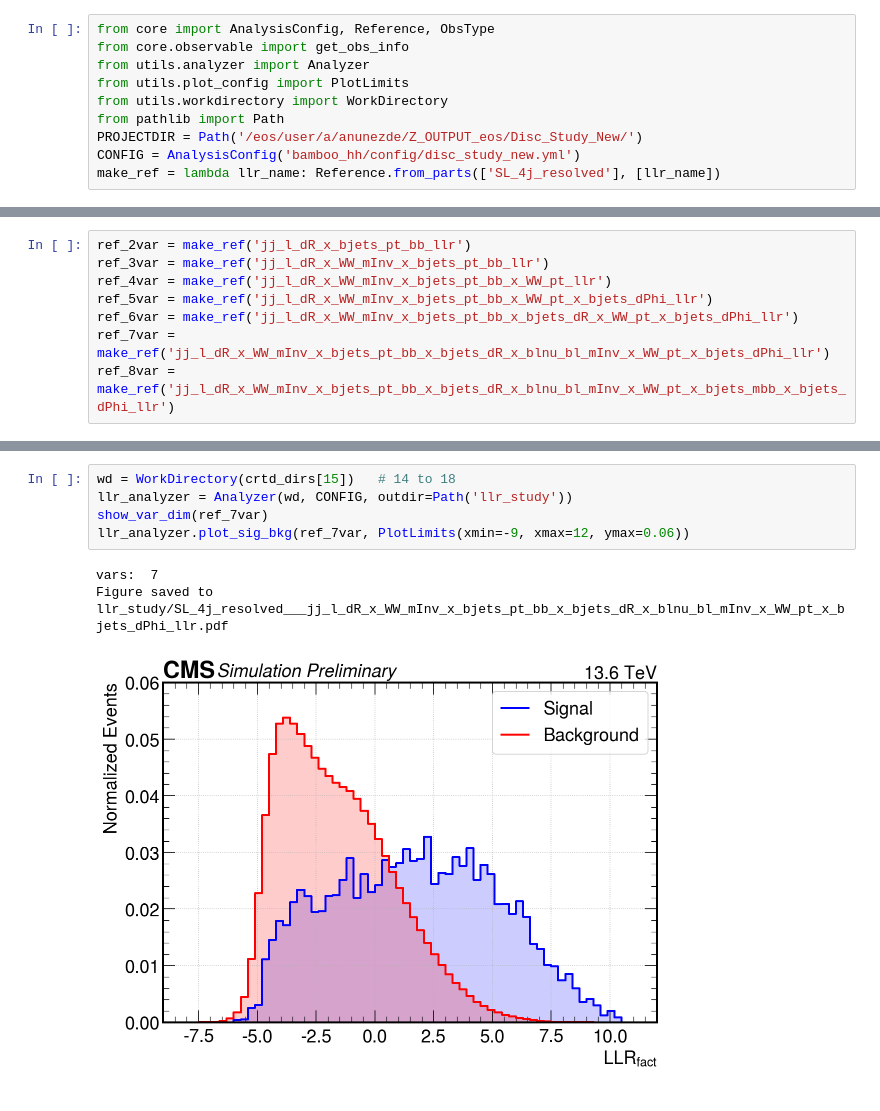
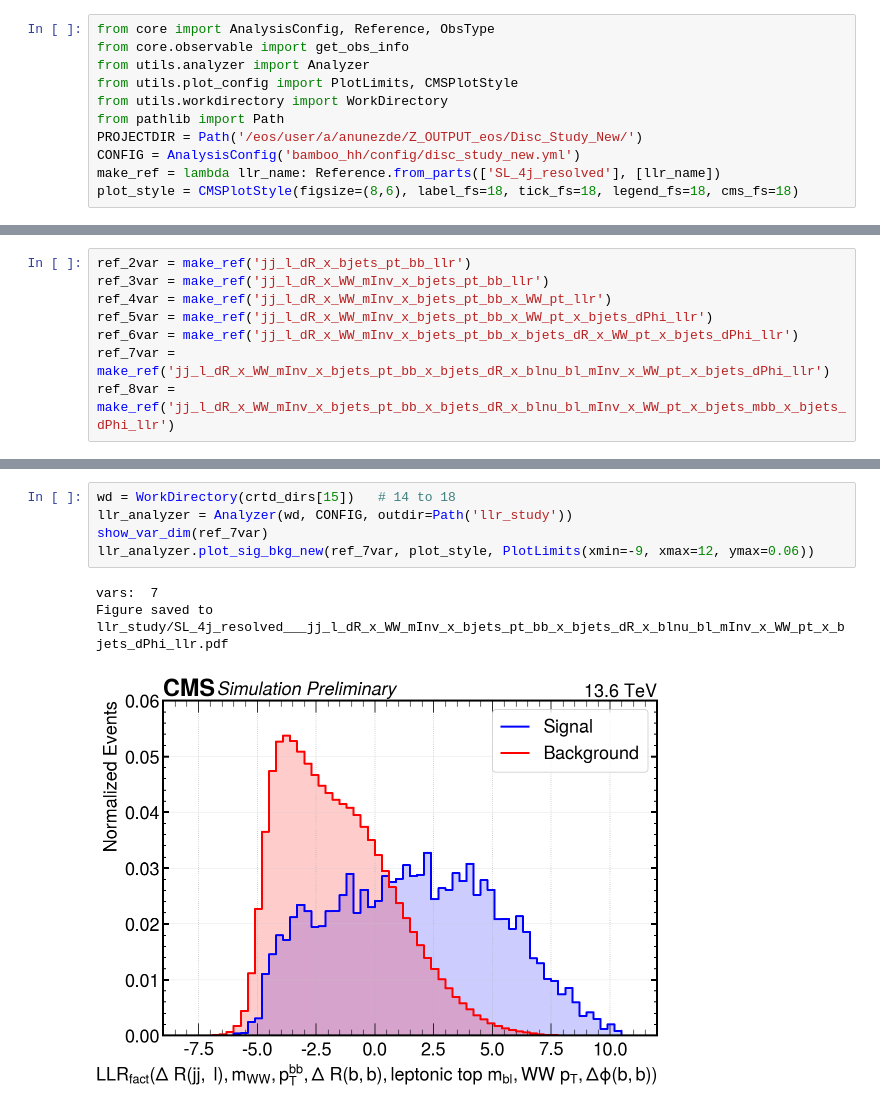
Before and after one commit to antonettprado/hh, a Jupyter notebook: llr_study/plot_llrs_distributions.ipynb, the cells around one changed output, grey strips where cells are left out. Drawn from its saved outputs; the diff is of its cells as text.

Commit message:
some updates for plotting

```diff
--- a/llr_study/plot_llrs_distributions.ipynb
+++ b/llr_study/plot_llrs_distributions.ipynb
@@ -2,12 +2,13 @@
 from core import AnalysisConfig, Reference, ObsType
 from core.observable import get_obs_info
 from utils.analyzer import Analyzer
-from utils.plot_config import PlotLimits
+from utils.plot_config import PlotLimits, CMSPlotStyle
 from utils.workdirectory import WorkDirectory
 from pathlib import Path
 PROJECTDIR = Path('/eos/user/a/anunezde/Z_OUTPUT_eos/Disc_Study_New/')
 CONFIG = AnalysisConfig('bamboo_hh/config/disc_study_new.yml')
 make_ref = lambda llr_name: Reference.from_parts(['SL_4j_resolved'], [llr_name])
+plot_style = CMSPlotStyle(figsize=(8,6), label_fs=18, tick_fs=18, legend_fs=18, cms_fs=18)
 # %% [output]
 Welcome to JupyROOT 6.30/02
 # %%
@@ -86,9 +90,9 @@ Figure saved to llr_study/SL_4j_resolved___jj_l_dR_x_WW_mInv_x_bjets_pt_bb_x_bje
 # %%
 wd = WorkDirectory(crtd_dirs[15])   # 14 to 18
 llr_analyzer = Analyzer(wd, CONFIG, outdir=Path('llr_study'))
 show_var_dim(ref_7var)
-llr_analyzer.plot_sig_bkg(ref_7var, PlotLimits(xmin=-9, xmax=12, ymax=0.06))
+llr_analyzer.plot_sig_bkg_new(ref_7var, plot_style, PlotLimits(xmin=-9, xmax=12, ymax=0.06))
 # %% [output]
 vars:  7
 Figure saved to llr_study/SL_4j_resolved___jj_l_dR_x_WW_mInv_x_bjets_pt_bb_x_bjets_dR_x_blnu_bl_mInv_x_WW_pt_x_bjets_dPhi_llr.pdf
-[figure, old version]
+[figure, new version]
```
Also changed, not shown: parts of 4 cells of this notebook, 4 other files.
